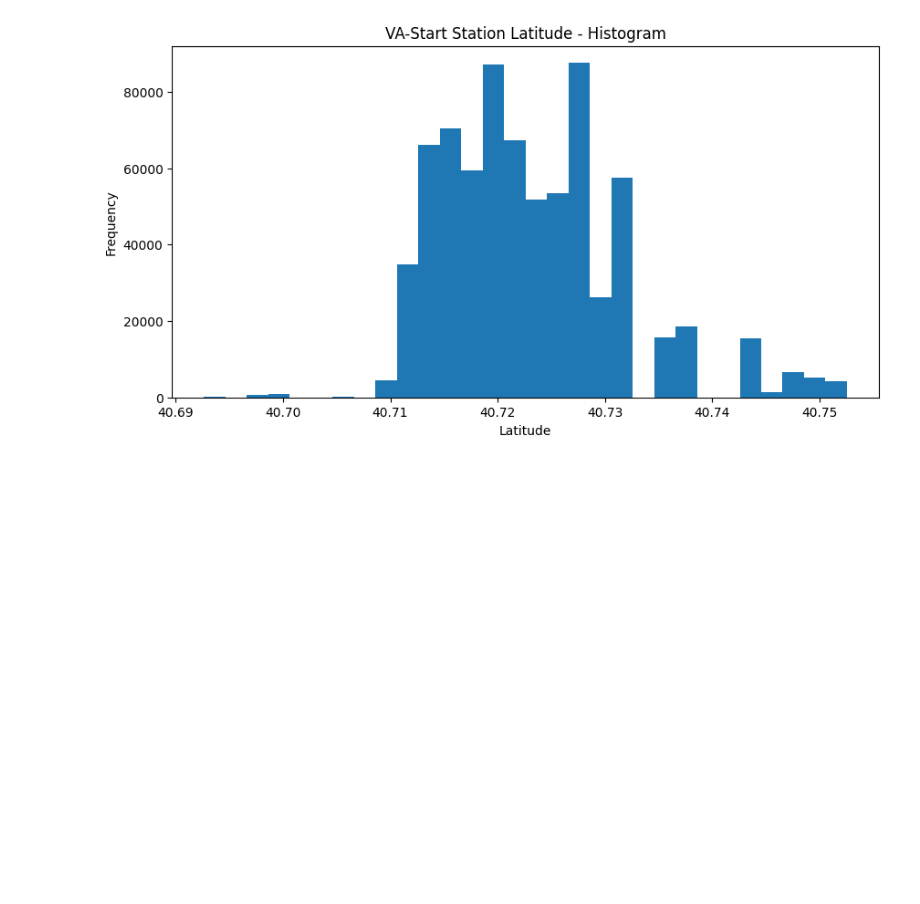
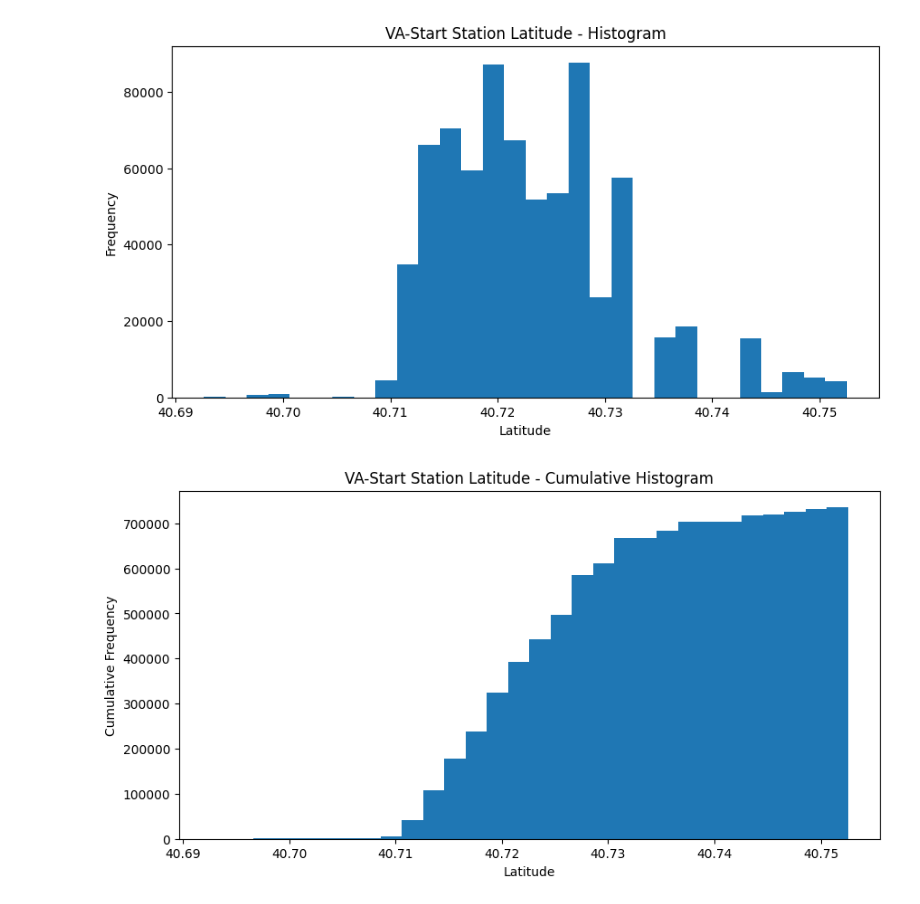
Before and after one commit to nadilHesara/Testing-and-Learning-ML-models, a Jupyter notebook: New York Citi Bike Dataset/Data Analysis In Class Acitivites/plots.ipynb, the cells around one changed output. Cells and saved outputs as stored; diff of their text form; code cells hidden in the pictures; blank space fills up the shorter version.

Commit message:
Generate more plots

```diff
--- a/New York Citi Bike Dataset/Data Analysis In Class Acitivites/plots.ipynb
+++ b/New York Citi Bike Dataset/Data Analysis In Class Acitivites/plots.ipynb
@@ -285,3 +285,12 @@ plt.ylabel("Frequency")
 plt.show()
 # %% [output]
 [figure]
+# %%
+plt.figure(figsize=(10, 5))
+plt.hist(lat, bins=30, cumulative=True)
+plt.title("VA-Start Station Latitude - Cumulative Histogram")
+plt.xlabel("Latitude")
+plt.ylabel("Cumulative Frequency")
+plt.show()
+# %% [output]
+[figure, added]
```
Also changed, not shown: parts of 16 cells of this notebook, 16 other files.
